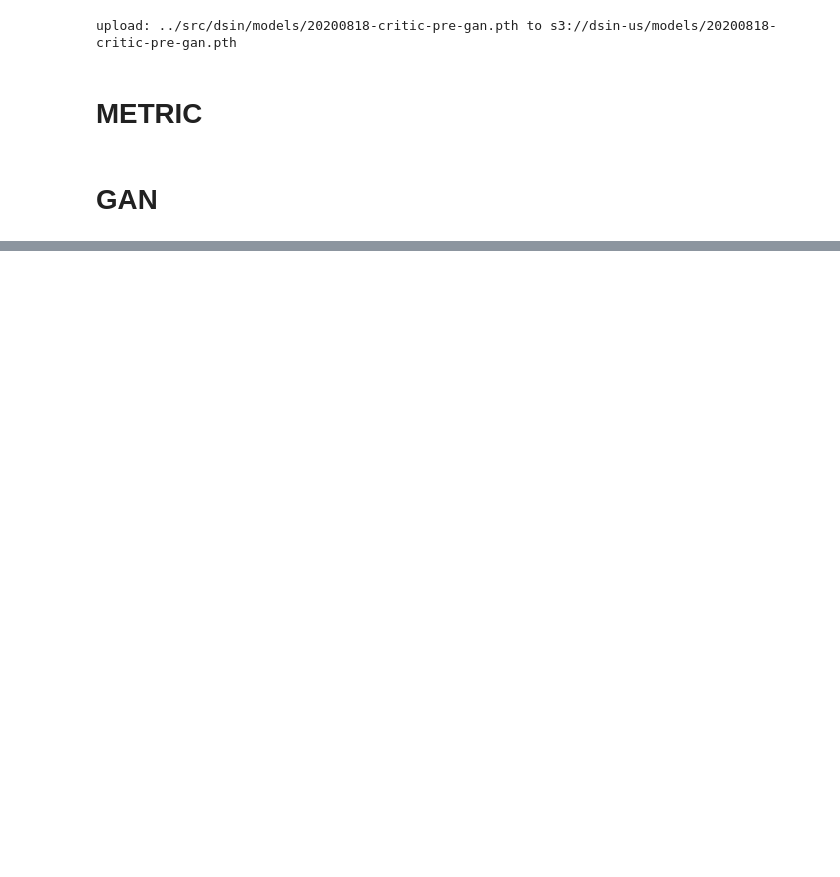
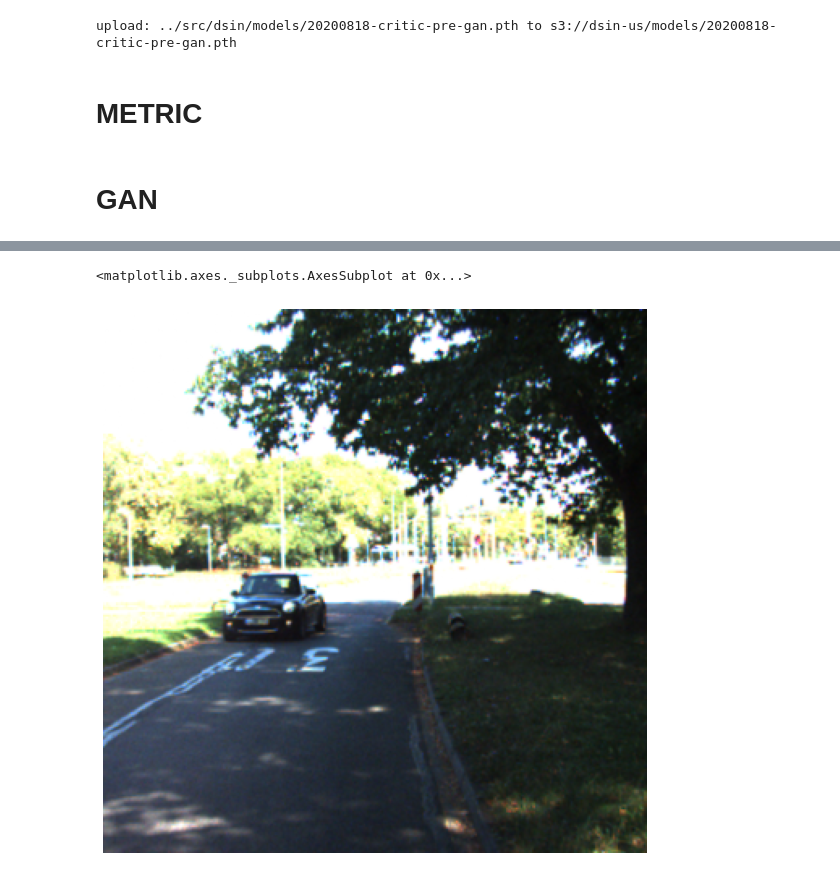
Before and after one commit to barakbeilin/tDSIN, a Jupyter notebook: tutorials/aws_trainer_17082020_train_gan_discriminator.ipynb, the cells around one changed output, grey strips where cells are left out. Cells and saved outputs as stored; diff of their text form; code cells hidden in the pictures; blank space fills up the shorter version.

```diff
--- a/tutorials/aws_trainer_17082020_train_gan_discriminator.ipynb
+++ b/tutorials/aws_trainer_17082020_train_gan_discriminator.ipynb
@@ -203,2 +222,8 @@ TypeError: critic() takes 3 positional arguments but 4 were given
+# %%
+mt = torch.load('brot2.pt')
+show_image(Image(mt[0,...]),figsize=(10,10))
+# %% [output]
+<matplotlib.axes._subplots.AxesSubplot at 0x...>
+[figure, added]
 # %%
 learn.save('gan-1c')
```
Also changed, not shown: parts of 8 cells of this notebook.
